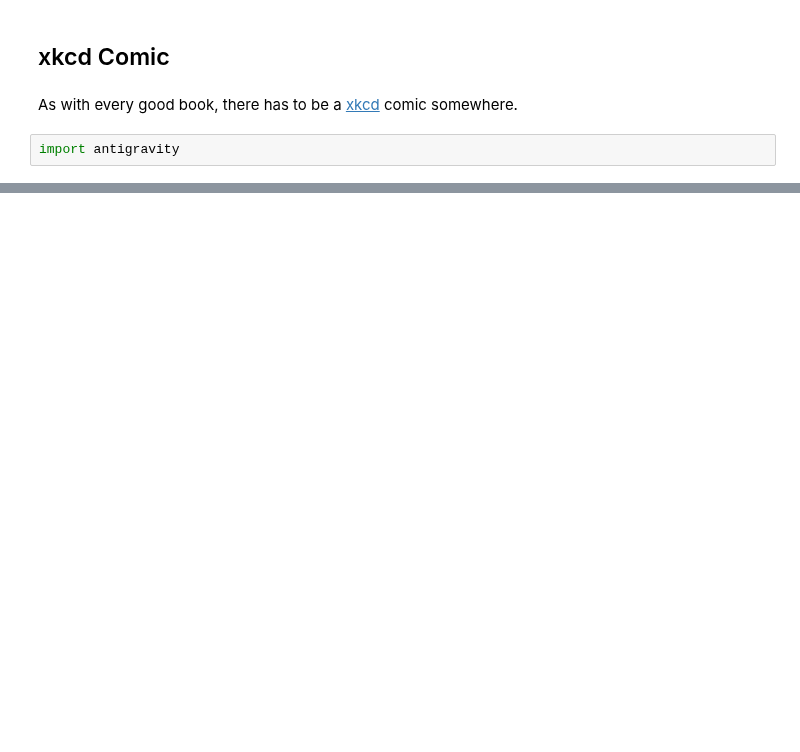
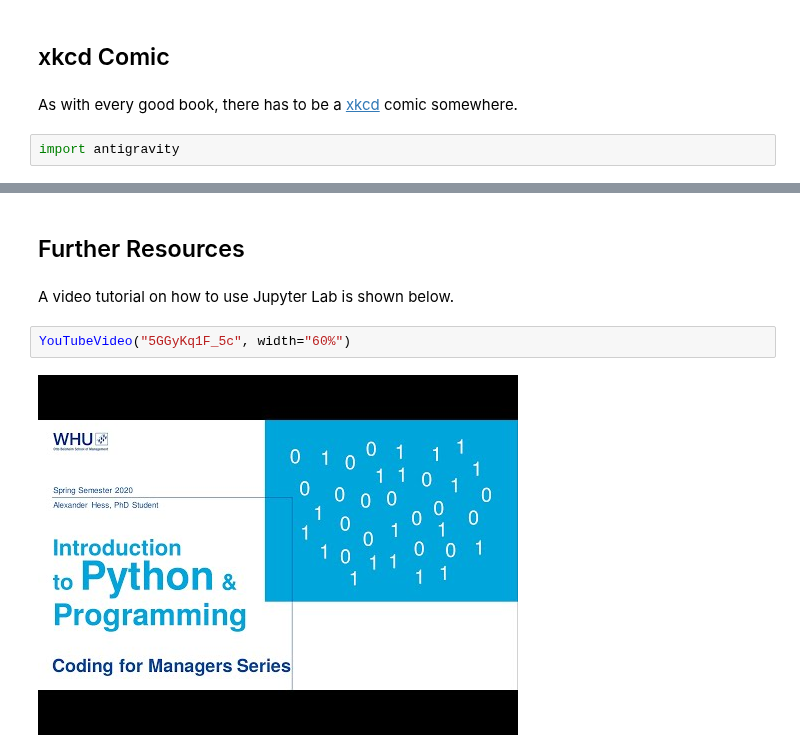
Before and after one commit to webartifex/intro-to-python, a Jupyter notebook: 00_intro_00_lecture.ipynb, the cells around one changed output, grey strips where cells are left out. Drawn from its saved outputs; the diff is of its cells as text; blank space fills up the shorter version.

```diff
--- a/00_intro_00_lecture.ipynb
+++ b/00_intro_00_lecture.ipynb
@@ -263,3 +270,11 @@ As with every good book, there has to be a [xkcd](https://xkcd.com/353/) comic s
 import antigravity
 # %% [markdown]
 <img src="static/xkcd.png" width="30%">
+# %% [markdown]
+## Further Resources
+# %% [markdown]
+A video tutorial on how to use Jupyter Lab is shown below.
+# %%
+YouTubeVideo("5GGyKq1F_5c", width="60%")
+# %% [output]
+[figure, added]
```
Also changed, not shown: parts of 4 cells of this notebook, 2 other files.
